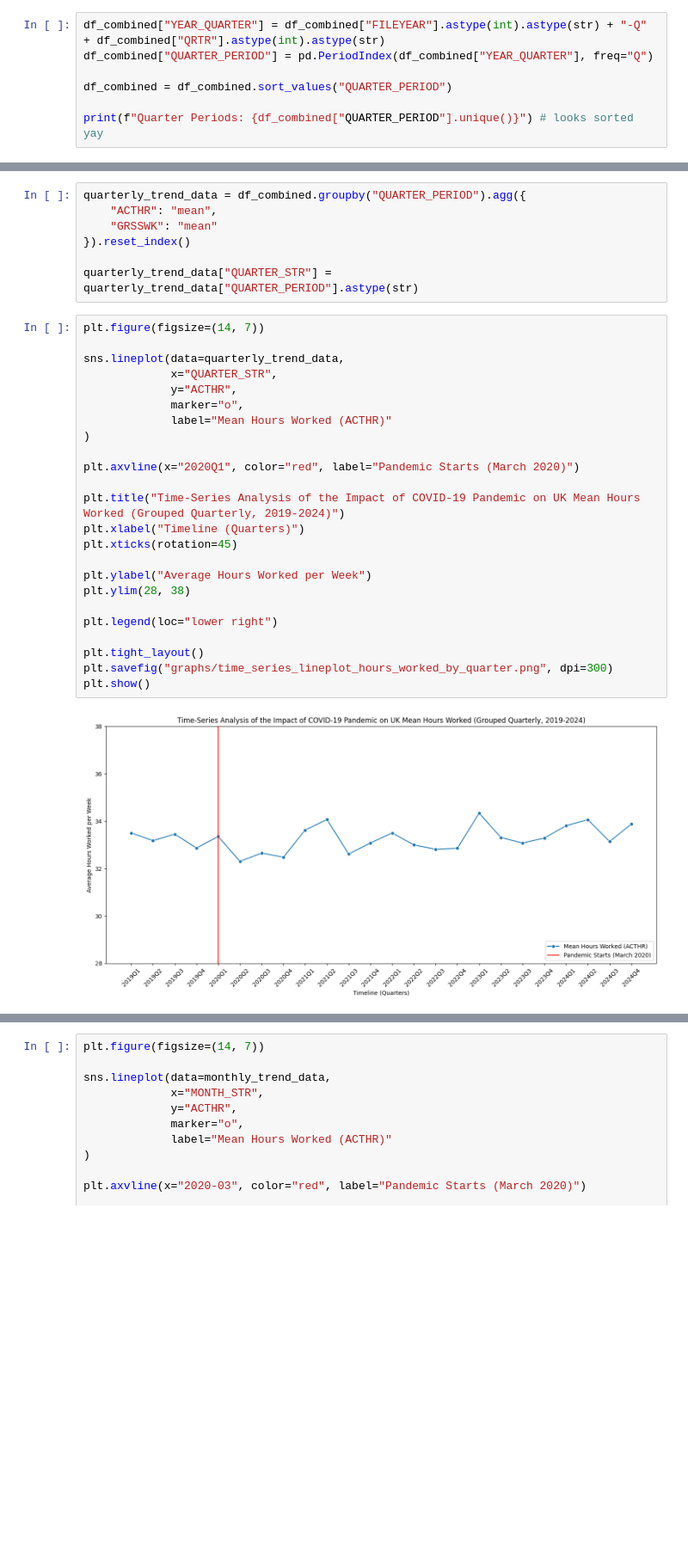
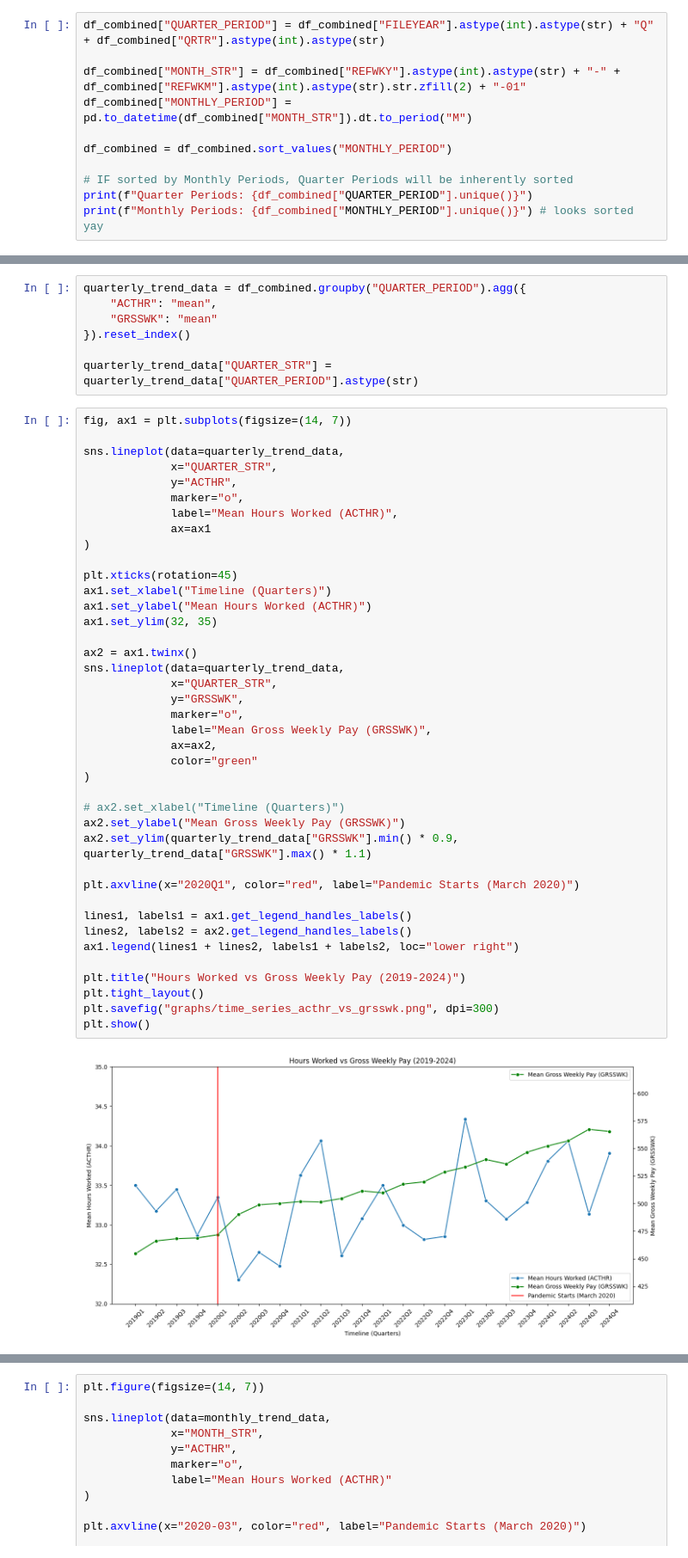
Before and after one commit to corey-richardson/comp3008-cw2, a Jupyter notebook: notebook.ipynb, the cells around one changed output, grey strips where cells are left out. Shown at 86% size. Saved outputs shown, nothing was run; the diff lists cells and outputs as text; blank space fills up the shorter version.

```diff
--- a/notebook.ipynb
+++ b/notebook.ipynb
@@ -118,10 +117,14 @@ Unique fileyears: [2020 2021 2019 2022 2024 2023]
 Missing fileyears: 0
 Unique Quarters: [1 2 4 3]
 # %%
-df_combined["YEAR_QUARTER"] = df_combined["FILEYEAR"].astype(int).astype(str) + "-Q" + df_combined["QRTR"].astype(int).astype(str)
-df_combined["QUARTER_PERIOD"] = pd.PeriodIndex(df_combined["YEAR_QUARTER"], freq="Q")
+df_combined["QUARTER_PERIOD"] = df_combined["FILEYEAR"].astype(int).astype(str) + "Q" + df_combined["QRTR"].astype(int).astype(str)
 
-df_combined = df_combined.sort_values("QUARTER_PERIOD")
+df_combined["MONTH_STR"] = df_combined["REFWKY"].astype(int).astype(str) + "-" + df_combined["REFWKM"].astype(int).astype(str).str.zfill(2) + "-01"
+df_combined["MONTHLY_PERIOD"] = pd.to_datetime(df_combined["MONTH_STR"]).dt.to_period("M")
 
-print(f"Quarter Periods: {df_combined["QUARTER_PERIOD"].unique()}") # looks sorted yay
+df_combined = df_combined.sort_values("MONTHLY_PERIOD")
+
+# IF sorted by Monthly Periods, Quarter Periods will be inherently sorted
+print(f"Quarter Periods: {df_combined["QUARTER_PERIOD"].unique()}")
+print(f"Monthly Periods: {df_combined["MONTHLY_PERIOD"].unique()}") # looks sorted yay
 # %% [output]
@@ -171,30 +190,46 @@ quarterly_trend_data = df_combined.groupby("QUARTER_PERIOD").agg({
 
 quarterly_trend_data["QUARTER_STR"] = quarterly_trend_data["QUARTER_PERIOD"].astype(str)
 # %%
-plt.figure(figsize=(14, 7))
+fig, ax1 = plt.subplots(figsize=(14, 7))
 
 sns.lineplot(data=quarterly_trend_data,
              x="QUARTER_STR",
              y="ACTHR",
              marker="o",
-             label="Mean Hours Worked (ACTHR)"
+             label="Mean Hours Worked (ACTHR)",
+             ax=ax1
 )
+
+plt.xticks(rotation=45)
+ax1.set_xlabel("Timeline (Quarters)")
+ax1.set_ylabel("Mean Hours Worked (ACTHR)")
+ax1.set_ylim(32, 35)
+
+ax2 = ax1.twinx()
+sns.lineplot(data=quarterly_trend_data,
+             x="QUARTER_STR",
+             y="GRSSWK",
+             marker="o",
+             label="Mean Gross Weekly Pay (GRSSWK)",
+             ax=ax2,
+             color="green"
+)
+
+# ax2.set_xlabel("Timeline (Quarters)")
+ax2.set_ylabel("Mean Gross Weekly Pay (GRSSWK)")
+ax2.set_ylim(quarterly_trend_data["GRSSWK"].min() * 0.9, quarterly_trend_data["GRSSWK"].max() * 1.1)
 
 plt.axvline(x="2020Q1", color="red", label="Pandemic Starts (March 2020)")
 
-plt.title("Time-Series Analysis of the Impact of COVID-19 Pandemic on UK Mean Hours Worked (Grouped Quarterly, 2019-2024)")
-plt.xlabel("Timeline (Quarters)")
-plt.xticks(rotation=45)
+lines1, labels1 = ax1.get_legend_handles_labels()
+lines2, labels2 = ax2.get_legend_handles_labels()
+ax1.legend(lines1 + lines2, labels1 + labels2, loc="lower right")
 
-plt.ylabel("Average Hours Worked per Week")
-plt.ylim(28, 38)
-
-plt.legend(loc="lower right")
-
+plt.title("Hours Worked vs Gross Weekly Pay (2019-2024)")
 plt.tight_layout()
-plt.savefig("graphs/time_series_lineplot_hours_worked_by_quarter.png", dpi=300)
+plt.savefig("graphs/time_series_acthr_vs_grsswk.png", dpi=300)
 plt.show()
 # %% [output]
-[figure, old version]
+[figure, new version]
 # %%
 x_series = np.arange(len(quarterly_trend_data))
```
Also changed, not shown: parts of 15 cells of this notebook, 15 other files.
